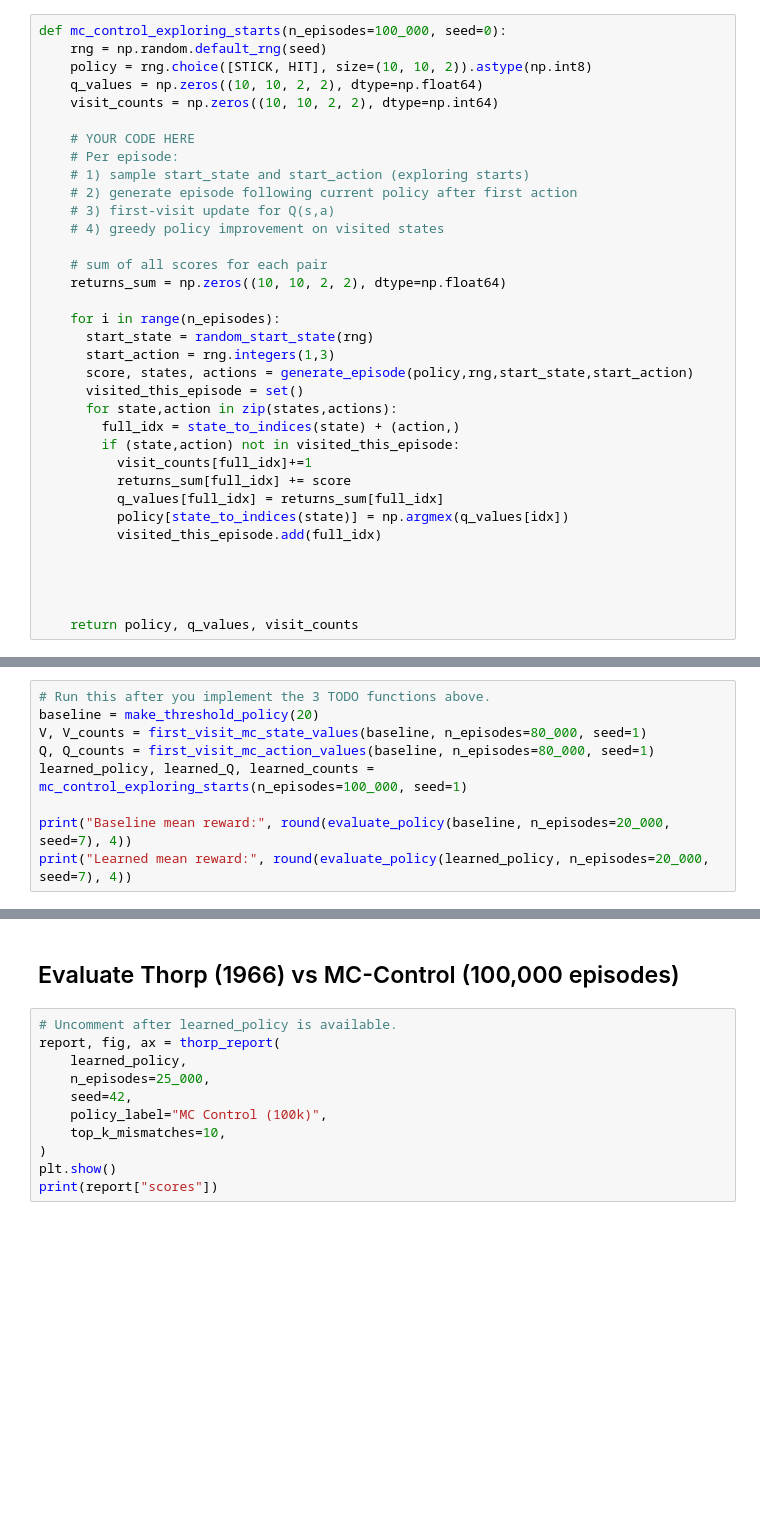
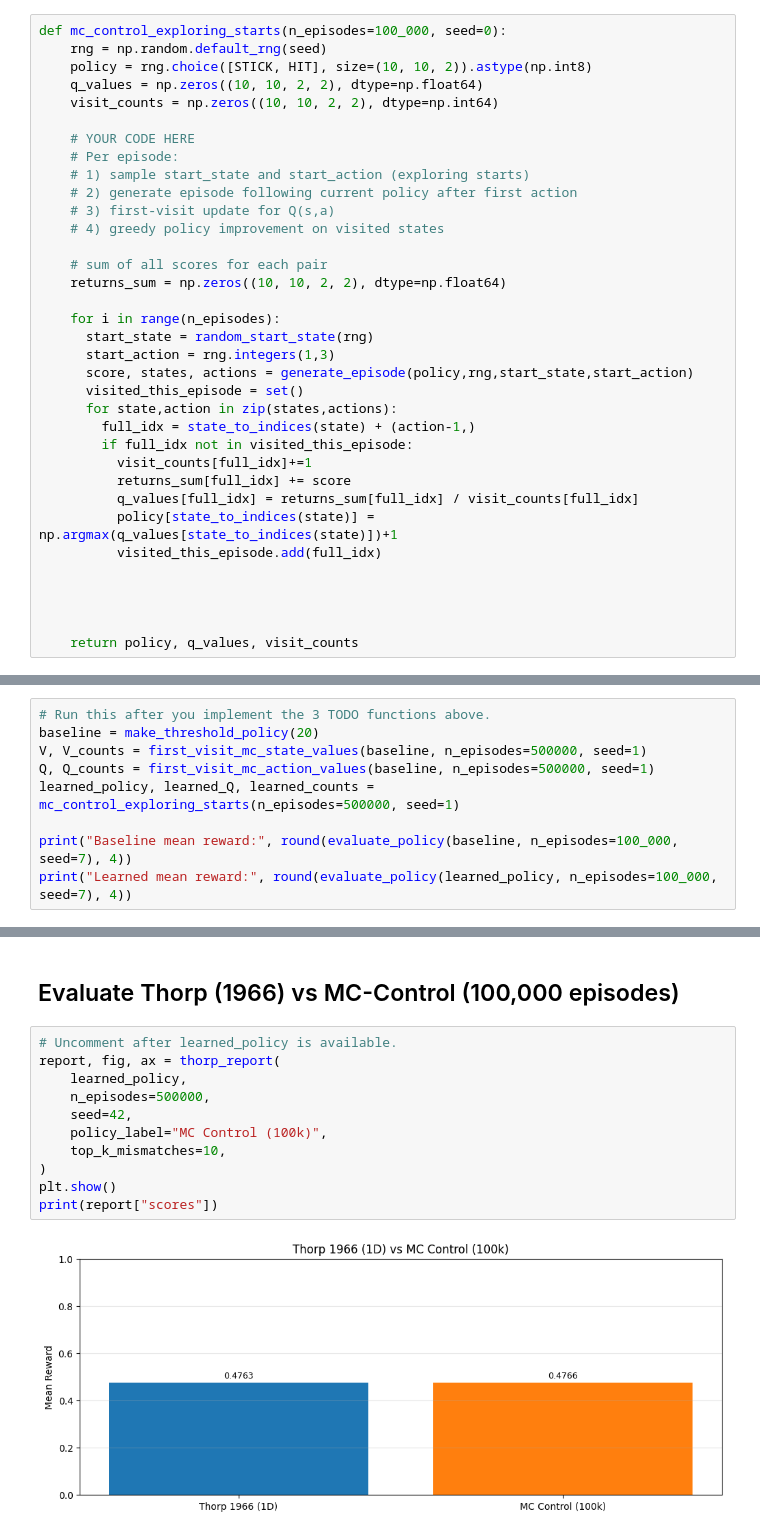
Before and after one commit to mihirt2/poker-like-games, a Jupyter notebook: blackjack_mc_workshop.ipynb, the cells around one changed output, grey strips where cells are left out. Saved outputs shown, nothing was run; the diff lists cells and outputs as text; blank space fills up the shorter version.

```diff
--- a/blackjack_mc_workshop.ipynb
+++ b/blackjack_mc_workshop.ipynb
@@ -311,12 +311,12 @@ def mc_control_exploring_starts(n_episodes=100_000, seed=0):
       score, states, actions = generate_episode(policy,rng,start_state,start_action)
       visited_this_episode = set()
       for state,action in zip(states,actions):
-        full_idx = state_to_indices(state) + (action,)
-        if (state,action) not in visited_this_episode:
+        full_idx = state_to_indices(state) + (action-1,)
+        if full_idx not in visited_this_episode:
           visit_counts[full_idx]+=1
           returns_sum[full_idx] += score
-          q_values[full_idx] = returns_sum[full_idx]
-          policy[state_to_indices(state)] = np.argmex(q_values[idx])
+          q_values[full_idx] = returns_sum[full_idx] / visit_counts[full_idx]
+          policy[state_to_indices(state)] = np.argmax(q_values[state_to_indices(state)])+1
           visited_this_episode.add(full_idx)
 
 
@@ -328,9 +328,9 @@ def mc_control_exploring_starts(n_episodes=100_000, seed=0):
 # %%
 # Run this after you implement the 3 TODO functions above.
 baseline = make_threshold_policy(20)
-V, V_counts = first_visit_mc_state_values(baseline, n_episodes=80_000, seed=1)
-Q, Q_counts = first_visit_mc_action_values(baseline, n_episodes=80_000, seed=1)
-learned_policy, learned_Q, learned_counts = mc_control_exploring_starts(n_episodes=100_000, seed=1)
+V, V_counts = first_visit_mc_state_values(baseline, n_episodes=500000, seed=1)
+Q, Q_counts = first_visit_mc_action_values(baseline, n_episodes=500000, seed=1)
+learned_policy, learned_Q, learned_counts = mc_control_exploring_starts(n_episodes=500000, seed=1)
 
-print("Baseline mean reward:", round(evaluate_policy(baseline, n_episodes=20_000, seed=7), 4))
-print("Learned mean reward:", round(evaluate_policy(learned_policy, n_episodes=20_000, seed=7), 4))
+print("Baseline mean reward:", round(evaluate_policy(baseline, n_episodes=100_000, seed=7), 4))
+print("Learned mean reward:", round(evaluate_policy(learned_policy, n_episodes=100_000, seed=7), 4))
@@ -339,11 +342,13 @@ print("Learned mean reward:", round(evaluate_policy(learned_policy, n_episodes=2
 # %%
 # Uncomment after learned_policy is available.
 report, fig, ax = thorp_report(
     learned_policy,
-    n_episodes=25_000,
+    n_episodes=500000,
     seed=42,
     policy_label="MC Control (100k)",
     top_k_mismatches=10,
 )
 plt.show()
 print(report["scores"])
+# %% [output]
+[figure, added]
```
Also changed, not shown: parts of 5 cells of this notebook.
